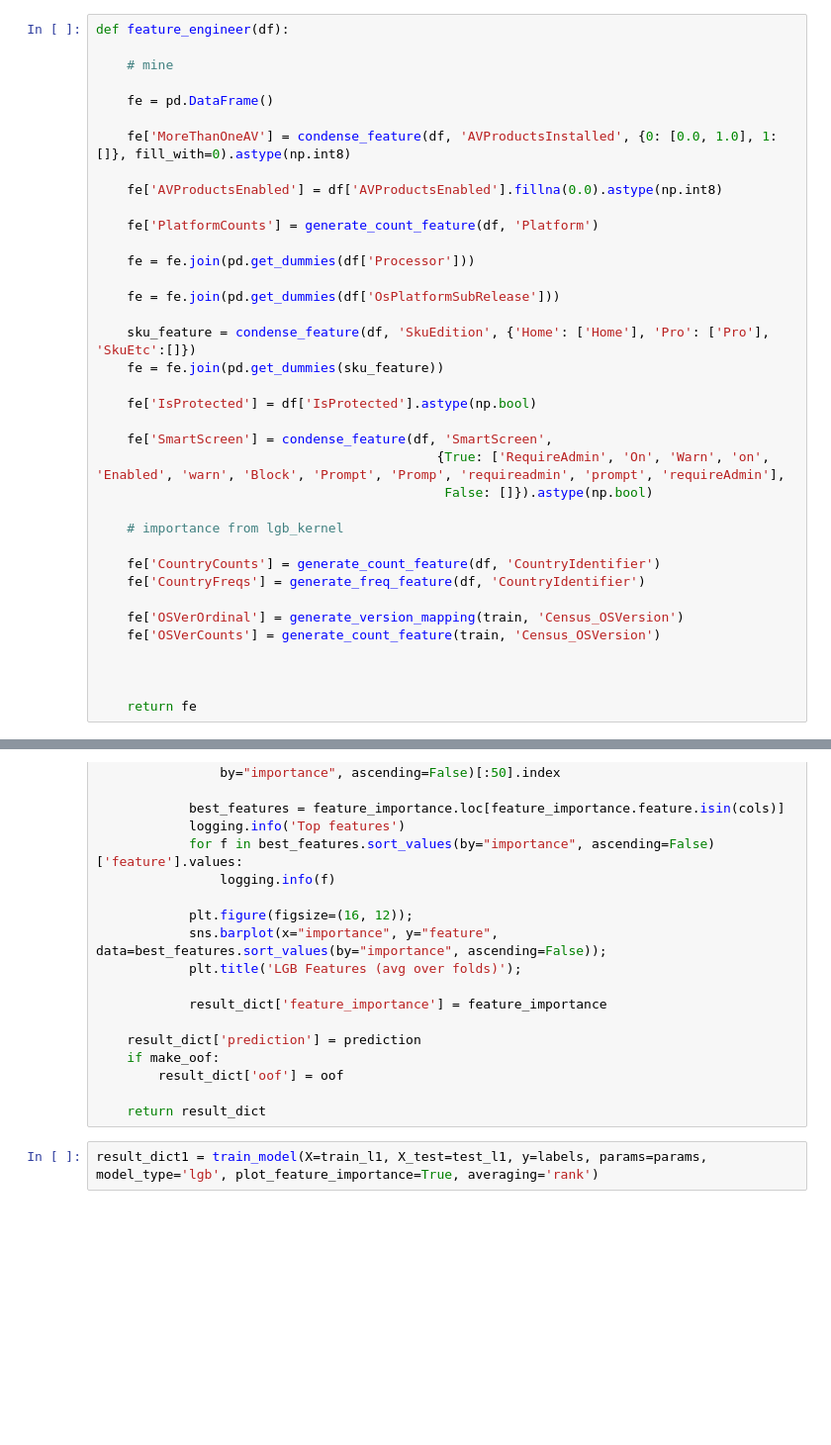
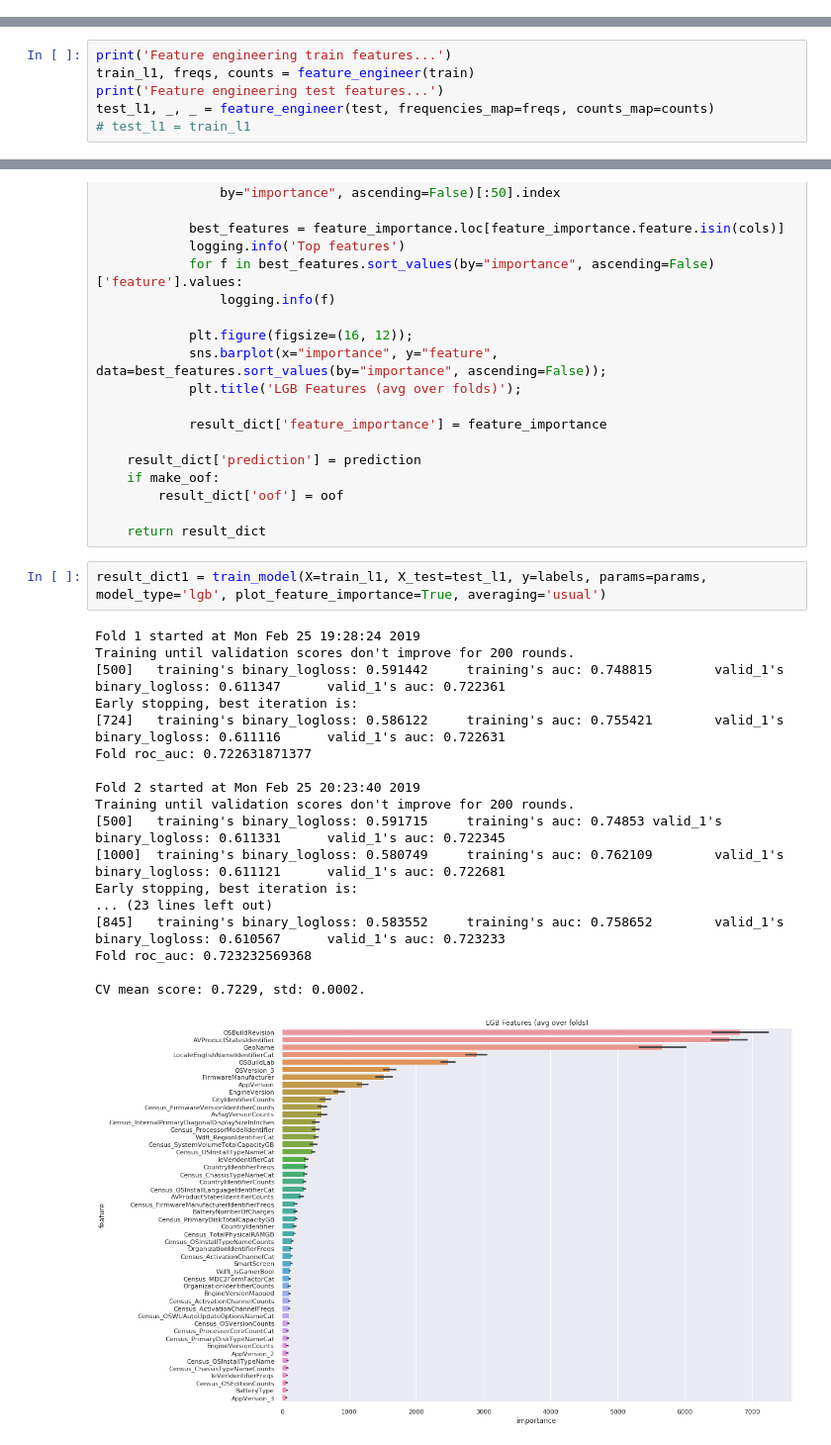
Before and after one commit to ryangoy/kaggle, a Jupyter notebook: microsoft/notebooks/v1.ipynb, the cells around one changed output, grey strips where cells are left out. Shown at 99% size. Cells and saved outputs as stored; diff of their text form; blank space fills up the shorter version.

```diff
--- a/microsoft/notebooks/v1.ipynb
+++ b/microsoft/notebooks/v1.ipynb
@@ -238,37 +260,0 @@ def generate_version_mapping(df, col, num_splits=4, fill_val='0.0.0.0'):
-# %%
-def feature_engineer(df):
-
-    # mine
-
-    fe = pd.DataFrame()
-
-    fe['MoreThanOneAV'] = condense_feature(df, 'AVProductsInstalled', {0: [0.0, 1.0], 1: []}, fill_with=0).astype(np.int8)
-
-    fe['AVProductsEnabled'] = df['AVProductsEnabled'].fillna(0.0).astype(np.int8)
-
-    fe['PlatformCounts'] = generate_count_feature(df, 'Platform')
-
-    fe = fe.join(pd.get_dummies(df['Processor']))
-
-    fe = fe.join(pd.get_dummies(df['OsPlatformSubRelease']))
-
-    sku_feature = condense_feature(df, 'SkuEdition', {'Home': ['Home'], 'Pro': ['Pro'], 'SkuEtc':[]})
-    fe = fe.join(pd.get_dummies(sku_feature))
-
-    fe['IsProtected'] = df['IsProtected'].astype(np.bool)
-
-    fe['SmartScreen'] = condense_feature(df, 'SmartScreen',
-                                            {True: ['RequireAdmin', 'On', 'Warn', 'on', 'Enabled', 'warn', 'Block', 'Prompt', 'Promp', 'requireadmin', 'prompt', 'requireAdmin'],
-                                             False: []}).astype(np.bool)
-
-    # importance from lgb_kernel
-
-    fe['CountryCounts'] = generate_count_feature(df, 'CountryIdentifier')
-    fe['CountryFreqs'] = generate_freq_feature(df, 'CountryIdentifier')
-
-    fe['OSVerOrdinal'] = generate_version_mapping(train, 'Census_OSVersion')
-    fe['OSVerCounts'] = generate_count_feature(train, 'Census_OSVersion')
-
-
-
-    return fe
@@ -279,0 +419,6 @@ KeyError: 'HasDetections'
+# %%
+print('Feature engineering train features...')
+train_l1, freqs, counts = feature_engineer(train)
+print('Feature engineering test features...')
+test_l1, _, _ = feature_engineer(test, frequencies_map=freqs, counts_map=counts)
+# test_l1 = train_l1
@@ -442,4 +597,23 @@ def train_model(X, X_test, y, params=None, folds=folds, model_type='lgb', plot_f
 
     return result_dict
 # %%
-result_dict1 = train_model(X=train_l1, X_test=test_l1, y=labels, params=params, model_type='lgb', plot_feature_importance=True, averaging='rank')
+result_dict1 = train_model(X=train_l1, X_test=test_l1, y=labels, params=params, model_type='lgb', plot_feature_importance=True, averaging='usual')
+# %% [output]
+Fold 1 started at Mon Feb 25 19:28:24 2019
+Training until validation scores don't improve for 200 rounds.
+[500]   training's binary_logloss: 0.591442     training's auc: 0.748815        valid_1's binary_logloss: 0.611347      valid_1's auc: 0.722361
+Early stopping, best iteration is:
+[724]   training's binary_logloss: 0.586122     training's auc: 0.755421        valid_1's binary_logloss: 0.611116      valid_1's auc: 0.722631
+Fold roc_auc: 0.722631871377
+
+Fold 2 started at Mon Feb 25 20:23:40 2019
+Training until validation scores don't improve for 200 rounds.
+[500]   training's binary_logloss: 0.591715     training's auc: 0.74853 valid_1's binary_logloss: 0.611331      valid_1's auc: 0.722345
+[1000]  training's binary_logloss: 0.580749     training's auc: 0.762109        valid_1's binary_logloss: 0.611121      valid_1's auc: 0.722681
+Early stopping, best iteration is:
+... (23 lines left out)
+[845]   training's binary_logloss: 0.583552     training's auc: 0.758652        valid_1's binary_logloss: 0.610567      valid_1's auc: 0.723233
+Fold roc_auc: 0.723232569368
+
+CV mean score: 0.7229, std: 0.0002.
+[figure, added]
```
Also changed, not shown: parts of 17 cells of this notebook, 4 other files.
